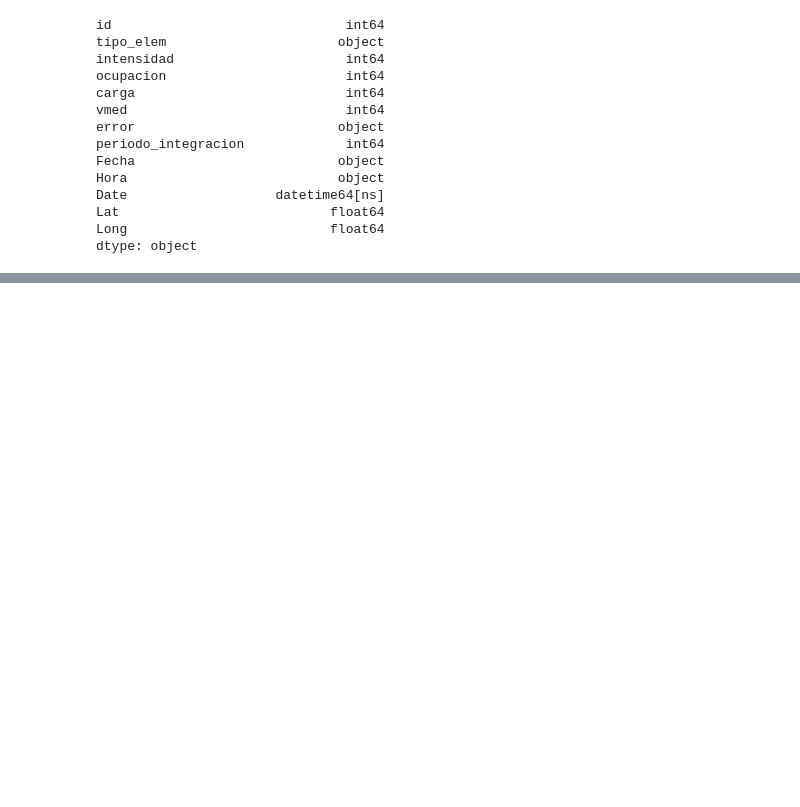
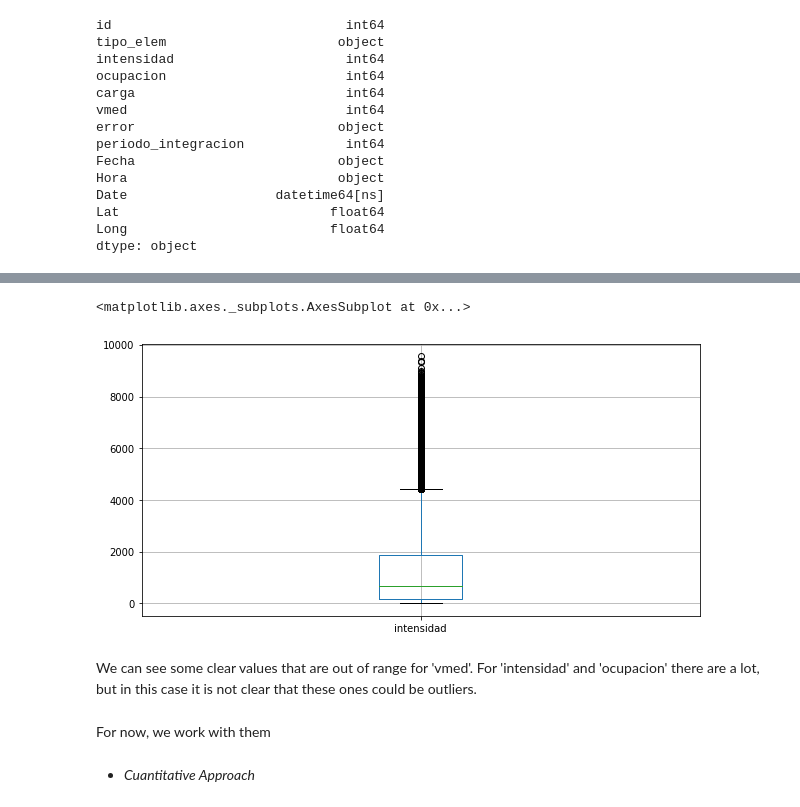
Before and after one commit to antoniobravo05/Data-Science-Master-project, a Jupyter notebook: Data Acquisition and Preparation.ipynb, the cells around one changed output, grey strips where cells are left out. Saved outputs shown, nothing was run; the diff lists cells and outputs as text; code cells hidden in the pictures; blank space fills up the shorter version.

```diff
--- a/Data Acquisition and Preparation.ipynb
+++ b/Data Acquisition and Preparation.ipynb
@@ -224,0 +367,11 @@ df_complete.shape
+# %%
+df_complete_4.boxplot(column=['intensidad'], grid=True, figsize=(10,5))
+# %% [output]
+<matplotlib.axes._subplots.AxesSubplot at 0x...>
+[figure, added]
+# %% [markdown]
+We can see some clear values that are out of range for 'vmed'. For 'intensidad' and 'ocupacion' there are a lot, but in this case it is not clear that these ones could be outliers.
+# %% [markdown]
+For now, we work with them
+# %% [markdown]
+- *Cuantitative Approach*
```
Also changed, not shown: parts of 58 cells of this notebook.
